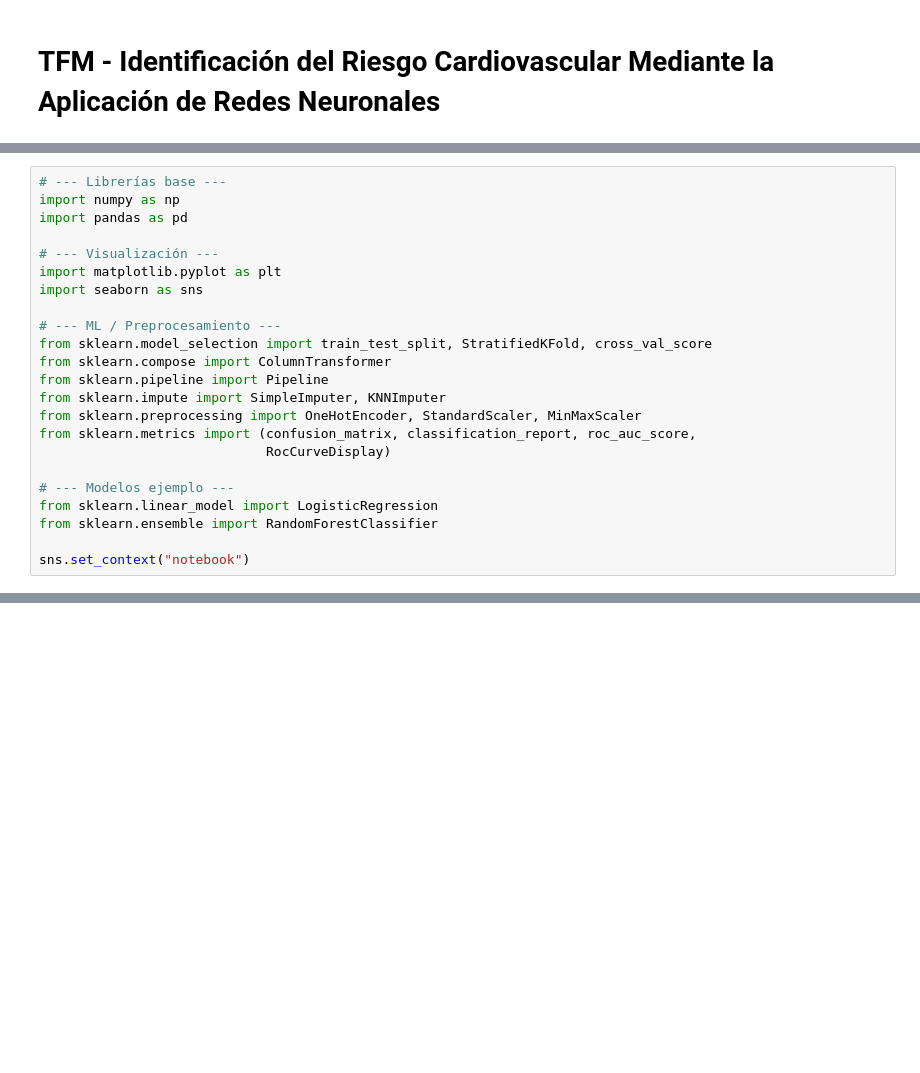
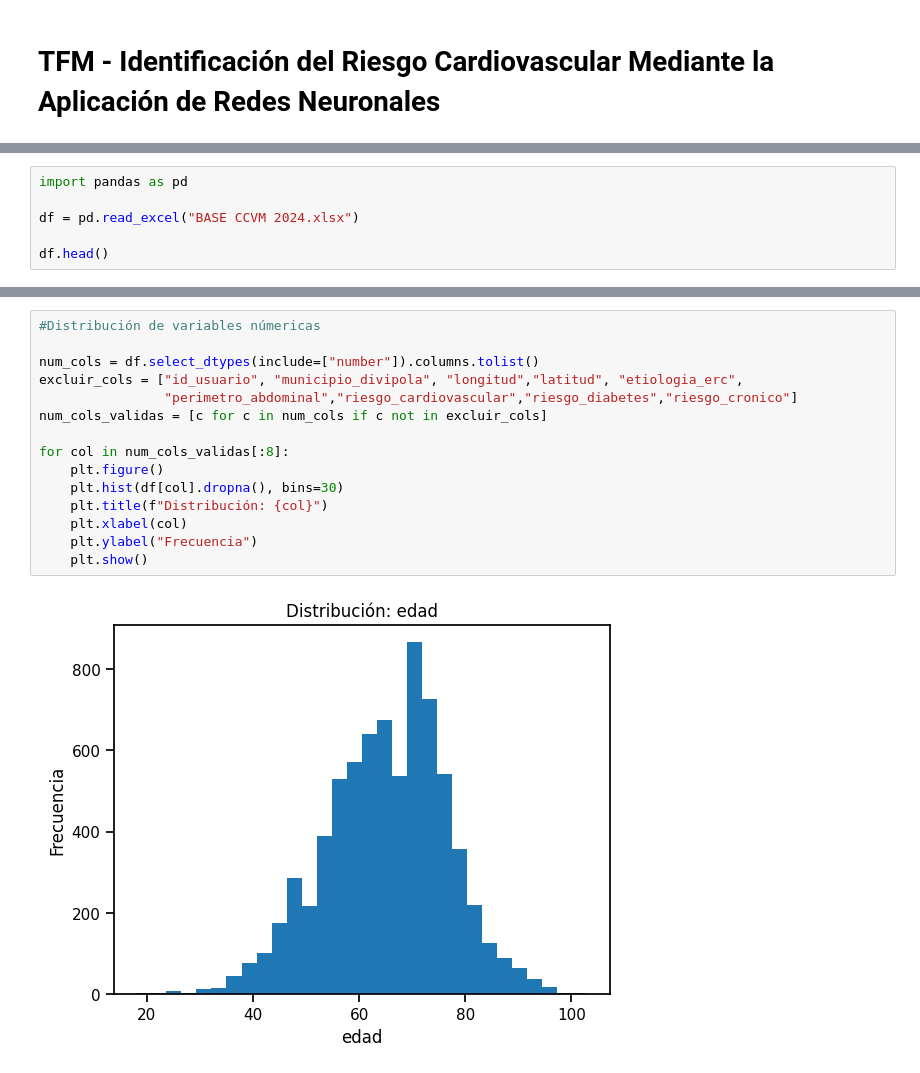
Before and after one commit to lilianapayares16-droid/BASE-CCVM-2024, a Jupyter notebook: Análisis_exploratorio_y_modelado.ipynb, the cells around one changed output, grey strips where cells are left out. Saved outputs shown, nothing was run; the diff lists cells and outputs as text; blank space fills up the shorter version.

Commit message:
scripts de procesamiento y modelado

```diff
--- a/Análisis_exploratorio_y_modelado.ipynb
+++ b/Análisis_exploratorio_y_modelado.ipynb
@@ -223,23 +29,0 @@ A continuación, se muestran algunos cuadernos relacionados con el aprendizaje a
-# %%
-# --- Librerías base ---
-import numpy as np
-import pandas as pd
-
-# --- Visualización ---
-import matplotlib.pyplot as plt
-import seaborn as sns
-
-# --- ML / Preprocesamiento ---
-from sklearn.model_selection import train_test_split, StratifiedKFold, cross_val_score
-from sklearn.compose import ColumnTransformer
-from sklearn.pipeline import Pipeline
-from sklearn.impute import SimpleImputer, KNNImputer
-from sklearn.preprocessing import OneHotEncoder, StandardScaler, MinMaxScaler
-from sklearn.metrics import (confusion_matrix, classification_report, roc_auc_score,
-                             RocCurveDisplay)
-
-# --- Modelos ejemplo ---
-from sklearn.linear_model import LogisticRegression
-from sklearn.ensemble import RandomForestClassifier
-
-sns.set_context("notebook")
@@ -259,0 +30,6 @@ sns.set_context("notebook")
+# %%
+import pandas as pd
+
+df = pd.read_excel("BASE CCVM 2024.xlsx")
+
+df.head()
@@ -259,0 +110,17 @@ sns.set_context("notebook")
+# %%
+#Distribución de variables númericas
+
+num_cols = df.select_dtypes(include=["number"]).columns.tolist()
+excluir_cols = ["id_usuario", "municipio_divipola", "longitud","latitud", "etiologia_erc",
+                "perimetro_abdominal","riesgo_cardiovascular","riesgo_diabetes","riesgo_cronico"]
+num_cols_validas = [c for c in num_cols if c not in excluir_cols]
+
+for col in num_cols_validas[:8]:
+    plt.figure()
+    plt.hist(df[col].dropna(), bins=30)
+    plt.title(f"Distribución: {col}")
+    plt.xlabel(col)
+    plt.ylabel("Frecuencia")
+    plt.show()
+# %% [output]
+[figure, added]
```
Also changed, not shown: parts of 27 cells of this notebook.
